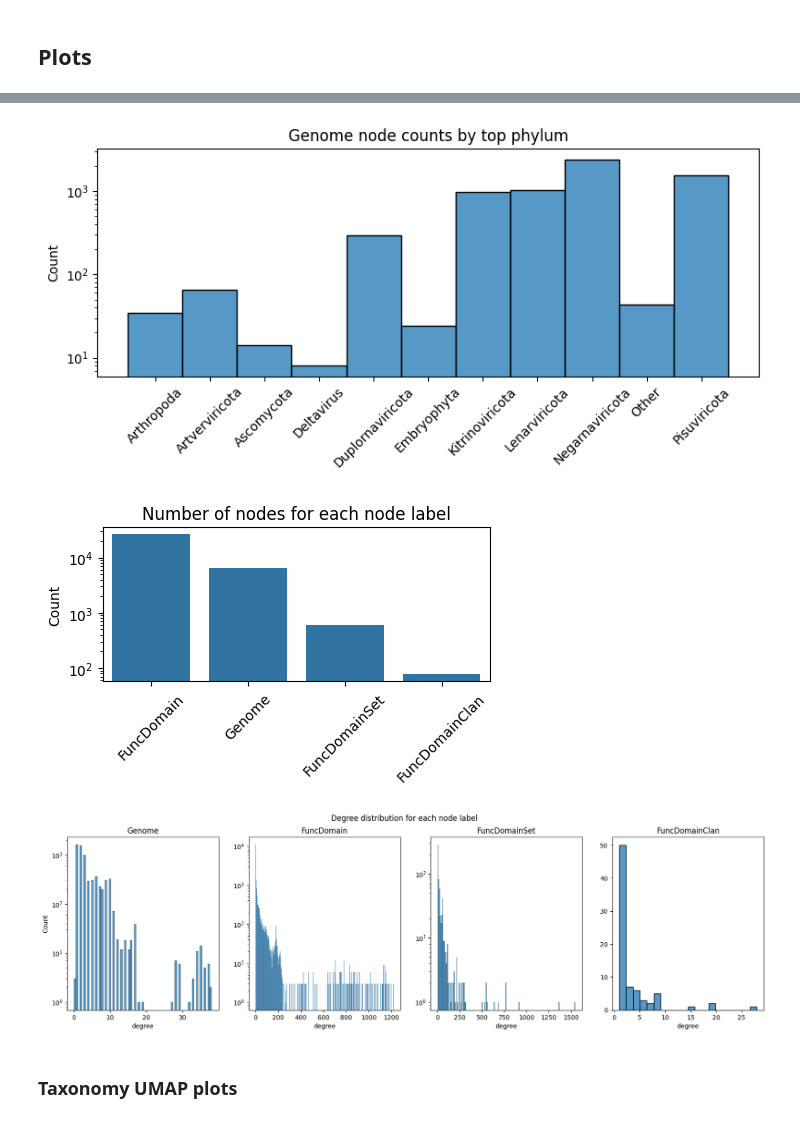
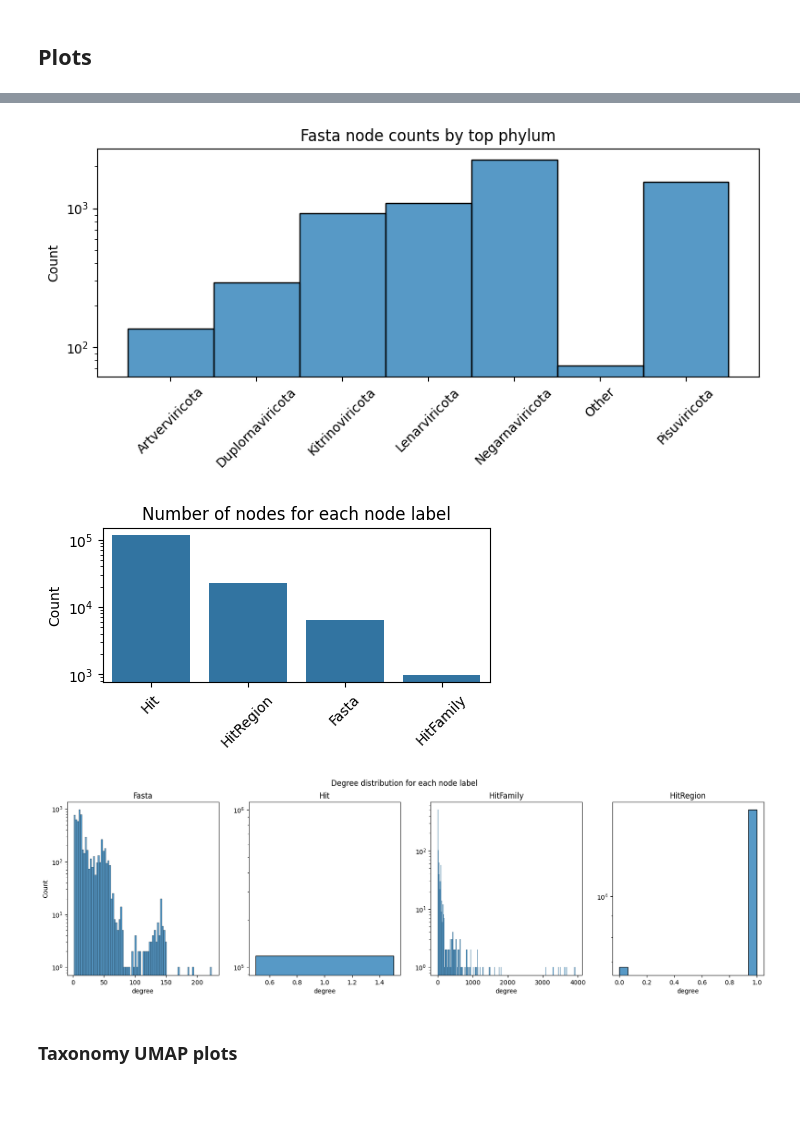
Before and after one commit to serratus-bio/pangenome, a Jupyter notebook: notebooks/taxonomy_prediction/umap_exploration.ipynb, the cells around one changed output, grey strips where cells are left out. Saved outputs shown, nothing was run; the diff lists cells and outputs as text; code cells hidden in the pictures.

Commit message:
Add notebooks for taxon classifier (graph schema v2)

```diff
--- a/notebooks/taxonomy_prediction/umap_exploration.ipynb
+++ b/notebooks/taxonomy_prediction/umap_exploration.ipynb
@@ -209,7 +197,7 @@ Name: 0, dtype: object
 # Plot configuration
 
 target_property = 'fastrp' # 'degree','node2vec', 'hashgnn', 'graphsage', 'fastrp', 'community',
-node_label = 'Genome'
+node_label = 'Fasta'
 target_rank = 'phylum'
 rank_col = 'top' + target_rank.capitalize()
 class_label = 'topPhylum' # 'genus', 'family', 'order'
@@ -278,15 +267,0 @@ for rank in ['species', 'genus', 'family', 'order', 'class', 'phylum']:
-# %%
-# Enrich DomainSets with pfam entry type
-
-nodes_db = gds.util.asNodes(exported_projection.loc[
-    exported_projection['nodeLabels'] == 'FuncDomainSet', 'nodeId'].to_list())
-nodes_df = pd.DataFrame([(node.id, node["pfam_subtype"]) for node in nodes_db], columns=["nodeId", "pfam_subtype"])
-print(nodes_df.pfam_subtype.value_counts())
-
-if 'pfam_subtype' in exported_projection.columns:
-    exported_projection.drop(columns=['pfam_subtype'], inplace=True)
-
-exported_projection = exported_projection.merge(nodes_df, left_on="nodeId", right_on="nodeId", how="left")
-
-assert exported_projection.loc[
-    exported_projection['nodeLabels'] == 'FuncDomainSet', 'pfam_subtype'].isna().sum() == 0
@@ -329,63 +296,59 @@ Name: count, dtype: int64
 
 fig, ax = plt.subplots(1, 1, figsize=(8, 4))
 
-sorted_df = exported_projection.loc[exported_projection['nodeLabels'] == 'Genome', class_label].sort_values()
+sorted_df = exported_projection.loc[exported_projection['nodeLabels'] == 'Fasta', class_label].sort_values()
 sns.histplot(sorted_df, ax=ax)
 ax.set_yscale('log')
-ax.set_title(f'Genome node counts by top {target_rank}')
+ax.set_title(f'Fasta node counts by top {target_rank}')
 ax.set_xlabel('')
 plt.xticks(rotation=45)
 plt.tight_layout()
-
 plt.show()
-# fig.savefig(FIGURE_DIR + 'graph_genome_taxonomy_' + class_label + '.png')
 
 
 # Plot number of nodes for each node label
 counts = exported_projection['nodeLabels'].value_counts()
 fig, ax = plt.subplots(1, 1, figsize=(5, 2))
 sns.barplot(x=counts.index, y=counts.values)
 ax.set_yscale('log')
 ax.set_xlabel('')
 ax.set_ylabel('Count')
 plt.xticks(rotation=45)
 plt.title('Number of nodes for each node label')
 plt.show()
-# fig.savefig(FIGURE_DIR + 'graph_node_label_counts.png')
 
 
 # Plot degree distribution for each node label
 if 'degree' in exported_projection.columns:
     exported_projection['degree'] = exported_projection['degree'].apply(lambda x: int(x))
 
     fig, ax = plt.subplots(1, 4, figsize=(20, 5))
-    sns.histplot(exported_projection.loc[exported_projection['nodeLabels'] == 'Genome', 'degree'], ax=ax[0])
-    ax[0].set_title('Genome')
+    sns.histplot(exported_projection.loc[exported_projection['nodeLabels'] == 'Fasta', 'degree'], ax=ax[0])
+    ax[0].set_title('Fasta')
     ax[0].set_yscale('log')
 
-    sns.histplot(exported_projection.loc[exported_projection['nodeLabels'] == 'FuncDomain', 'degree'], ax=ax[1])
-    ax[1].set_title('FuncDomain')
+    sns.histplot(exported_projection.loc[exported_projection['nodeLabels'] == 'Hit', 'degree'], ax=ax[1])
+    ax[1].set_title('Hit')
     ax[1].set_yscale('log')
     ax[1].set_ylabel('')
 
-    sns.histplot(exported_projection.loc[exported_projection['nodeLabels'] == 'FuncDomainSet', 'degree'], ax=ax[2])
-    ax[2].set_title('FuncDomainSet')
+    sns.histplot(exported_projection.loc[exported_projection['nodeLabels'] == 'HitFamily', 'degree'], ax=ax[2])
+    ax[2].set_title('HitFamily')
     ax[2].set_yscale('log')
     ax[2].set_ylabel('')
 
-    sns.histplot(exported_projection.loc[exported_projection['nodeLabels'] == 'FuncDomainClan', 'degree'], ax=ax[3])
-    ax[3].set_title('FuncDomainClan')
-    # ax[3].set_yscale('log')
+    sns.histplot(exported_projection.loc[exported_projection['nodeLabels'] == 'HitRegion', 'degree'], ax=ax[3])
+    ax[3].set_title('HitRegion')
+    ax[3].set_yscale('log')
     ax[3].set_ylabel('')
 
     # add title
     plt.suptitle('Degree distribution for each node label')
     plt.show()
-    # fig.savefig(FIGURE_DIR + 'graph_degree_distribution.png')
 # %% [output]
-[figure, old version]
+[figure, new version]
-[figure, old version]
+[figure, new version]
-[figure, old version]
+[figure, new version]
 # %% [markdown]
 ### Taxonomy UMAP plots
 # %%
```
Also changed, not shown: parts of 17 cells of this notebook, 18 other files.
